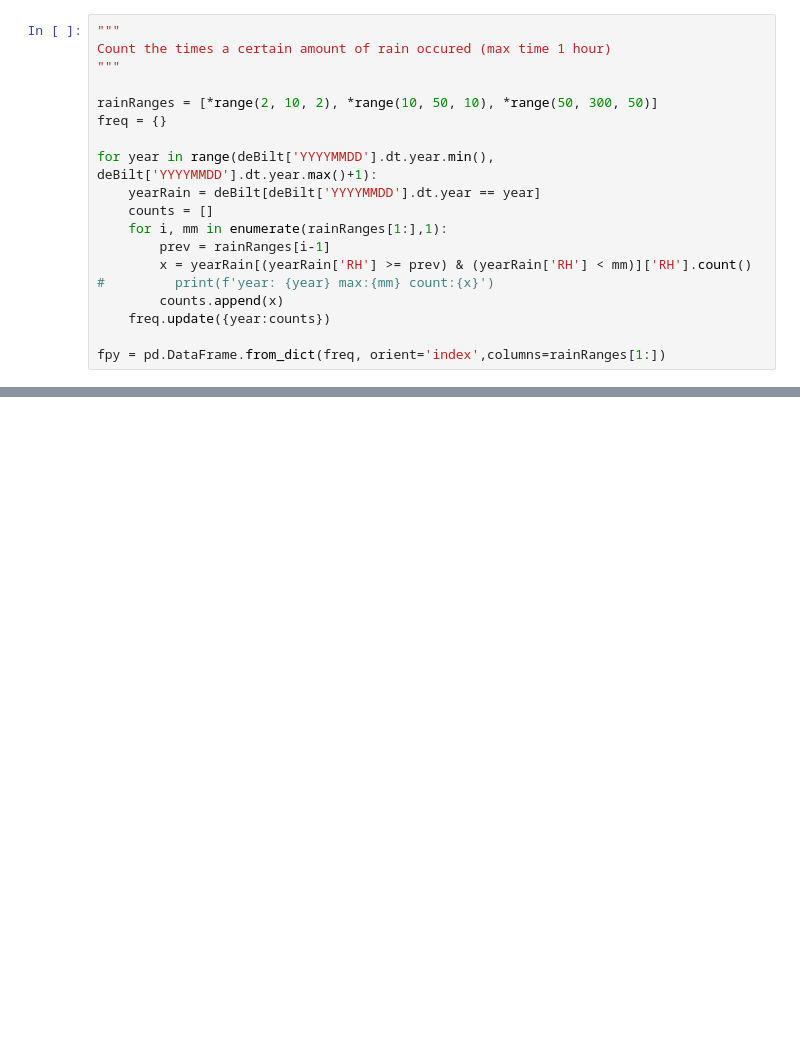
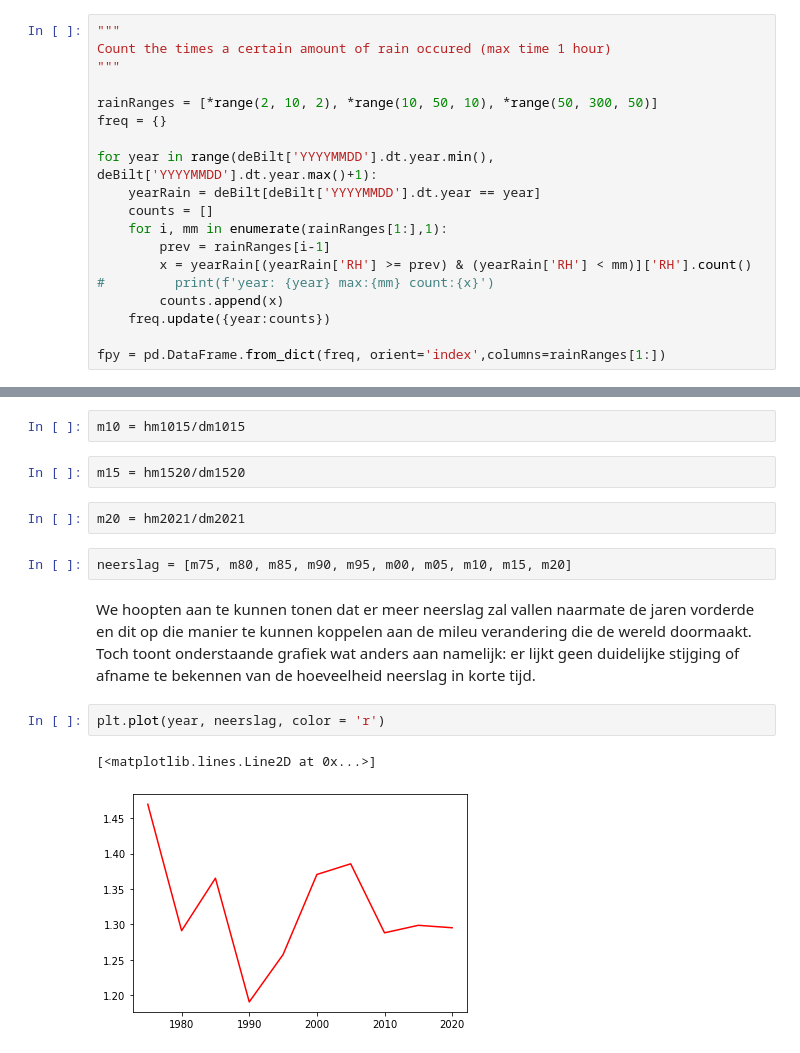
Before and after one commit to darkraisisi/AI-2020-BS-GP, a Jupyter notebook: rainchance_hourly.ipynb, the cells around one changed output, grey strips where cells are left out. Cells and saved outputs as stored; diff of their text form; blank space fills up the shorter version.

```diff
--- a/rainchance_hourly.ipynb
+++ b/rainchance_hourly.ipynb
@@ -83,0 +263,15 @@ deBilt.sort_values(by=['RH','DR'],ascending=False)[:20]
+# %%
+m10 = hm1015/dm1015
+# %%
+m15 = hm1520/dm1520
+# %%
+m20 = hm2021/dm2021
+# %%
+neerslag = [m75, m80, m85, m90, m95, m00, m05, m10, m15, m20]
+# %% [markdown]
+We hoopten aan te kunnen tonen dat er meer neerslag zal vallen naarmate de jaren vorderde en dit op die manier te kunnen koppelen aan de mileu verandering die de wereld doormaakt. Toch toont onderstaande grafiek wat anders aan namelijk: er lijkt geen duidelijke stijging of afname te bekennen van de hoeveelheid neerslag in korte tijd.
+# %%
+plt.plot(year, neerslag, color = 'r')
+# %% [output]
+[<matplotlib.lines.Line2D at 0x...>]
+[figure, added]
```
Also changed, not shown: parts of 52 cells of this notebook, 4 other files.
